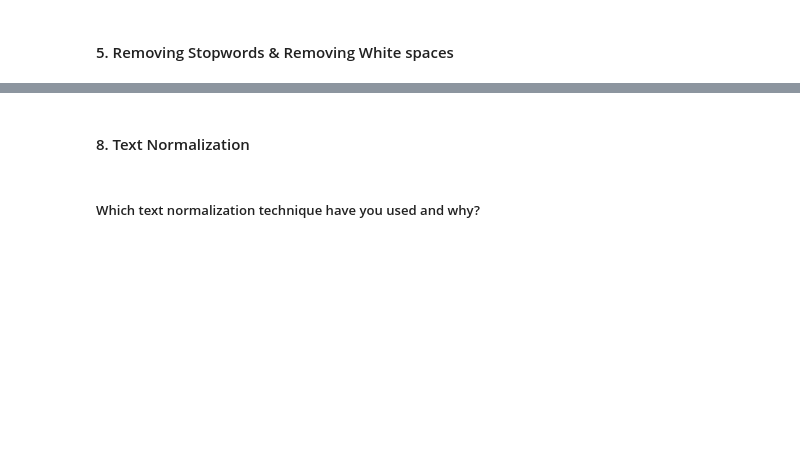
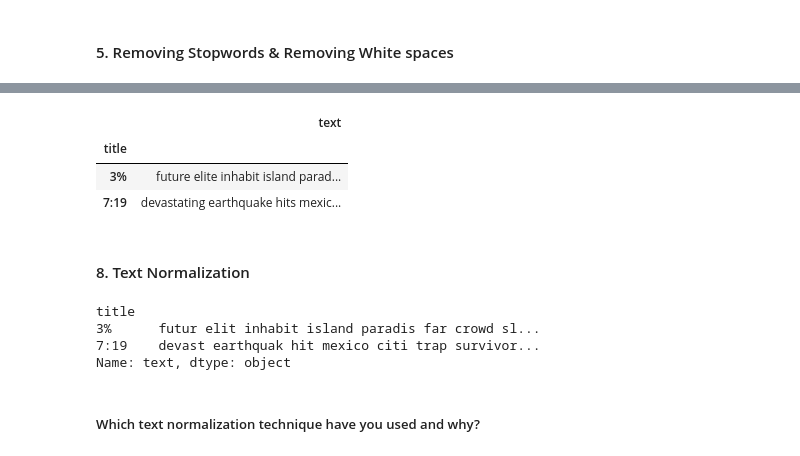
Before and after one commit to albin2122/Netflix-Movies-And-TV-Shows-Clustering, a Jupyter notebook: Netflix_Movies_And_TV_Shows_Clustering.ipynb, the cells around one changed output, grey strips where cells are left out. Cells and saved outputs as stored; diff of their text form; code cells hidden in the pictures; blank space fills up the shorter version.

```diff
--- a/Netflix_Movies_And_TV_Shows_Clustering.ipynb
+++ b/Netflix_Movies_And_TV_Shows_Clustering.ipynb
@@ -1010,2 +1112,12 @@ textual_df['text'] = textual_df['text'].apply(remove_pun)
+# %%
+# Remove URLs & Remove words and digits contain digits
+# define a function to remove URLs
+import re
+def remove_urls(text):
+    """
+    Removes URLs from text
+    """
+    return re.sub(r'http\S+', '', text)
+textual_df['text'] = textual_df['text'].apply(remove_urls)
 # %% [markdown]
 #### 5. Removing Stopwords & Removing White spaces
@@ -1023,0 +1124,9 @@ textual_df['text'] = textual_df['text'].apply(remove_pun)
+# %%
+# Remove Stopwords
+import nltk
+nltk.download('stopwords')
+from nltk.corpus import stopwords
+# Create a set of stopwords
+stop_words = set(stopwords.words('english'))
+# Remove stopwords from the 'text' column
+textual_df['text'] = textual_df['text'].apply(lambda x: ' '.join([word for word in x.split() if word not in stop_words]))
@@ -1024,2 +1136,9 @@ textual_df['text'] = textual_df['text'].apply(remove_pun)
+# %%
+textual_df.head(2)
+# %% [output]
+|  | text |
+| title |  |
+| 3% | future elite inhabit island parad... |
+| 7:19 | devastating earthquake hits mexic... |
 # %% [markdown]
 #### 8. Text Normalization
@@ -1028,2 +1154,9 @@ textual_df['text'] = textual_df['text'].apply(remove_pun)
+# %%
+textual_df['text'].head(2)
+# %% [output]
+title
+3%      futur elit inhabit island paradis far crowd sl...
+7:19    devast earthquak hit mexico citi trap survivor...
+Name: text, dtype: object
 # %% [markdown]
 ##### Which text normalization technique have you used and why?
```
Also changed, not shown: parts of 82 cells of this notebook.
